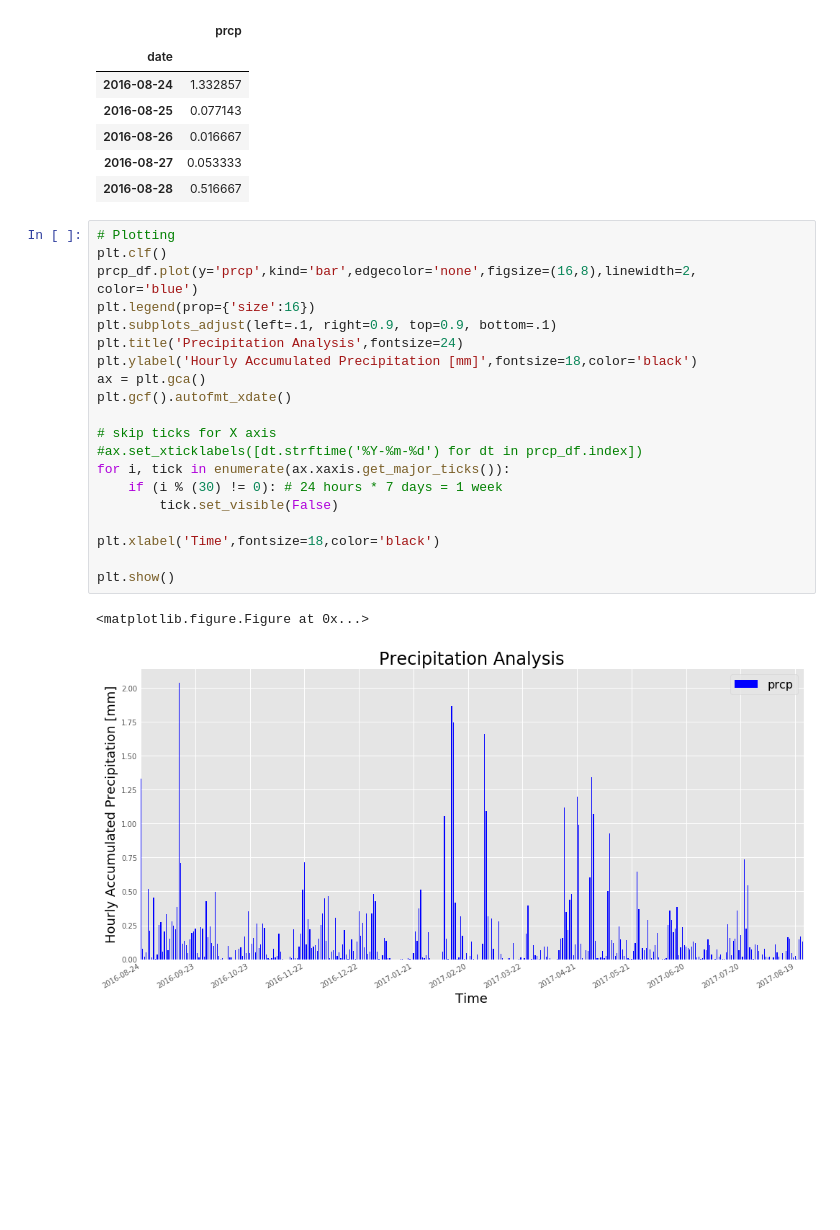
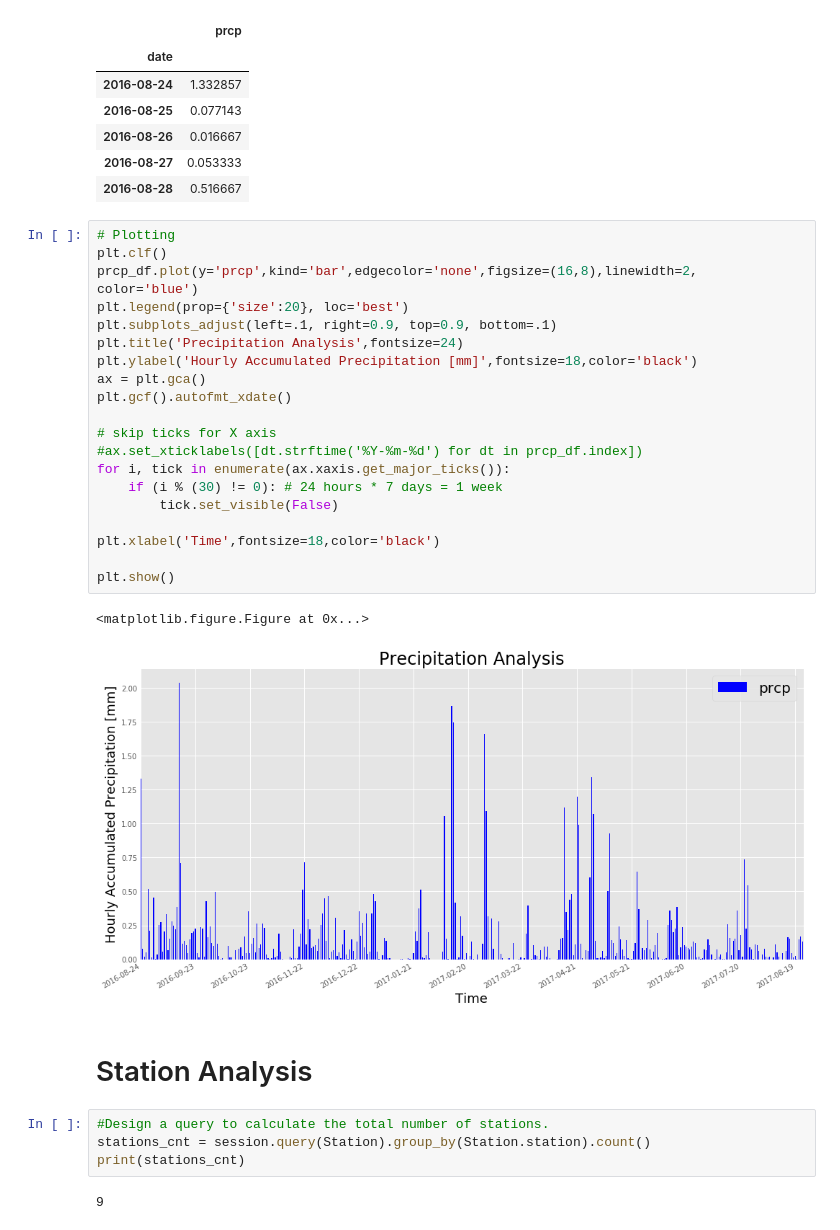
Before and after one commit to jmendiola84/Surfs_Up, a Jupyter notebook: climate_analysis.ipynb, the cells around one changed output. Cells and saved outputs as stored; diff of their text form; blank space fills up the shorter version.

```diff
--- a/climate_analysis.ipynb
+++ b/climate_analysis.ipynb
@@ -161,23 +161,31 @@ prcp_df.head()
 # %%
 # Plotting
 plt.clf()
 prcp_df.plot(y='prcp',kind='bar',edgecolor='none',figsize=(16,8),linewidth=2, color='blue')
-plt.legend(prop={'size':16})
+plt.legend(prop={'size':20}, loc='best')
 plt.subplots_adjust(left=.1, right=0.9, top=0.9, bottom=.1)
 plt.title('Precipitation Analysis',fontsize=24)
 plt.ylabel('Hourly Accumulated Precipitation [mm]',fontsize=18,color='black')
 ax = plt.gca()
 plt.gcf().autofmt_xdate()
 
 # skip ticks for X axis
 #ax.set_xticklabels([dt.strftime('%Y-%m-%d') for dt in prcp_df.index])
 for i, tick in enumerate(ax.xaxis.get_major_ticks()):
     if (i % (30) != 0): # 24 hours * 7 days = 1 week
         tick.set_visible(False)
 
 plt.xlabel('Time',fontsize=18,color='black')
 
 plt.show()
 # %% [output]
 <matplotlib.figure.Figure at 0x...>
-[figure, old version]
+[figure, new version]
+# %% [markdown]
+# Station Analysis
+# %%
+#Design a query to calculate the total number of stations.
+stations_cnt = session.query(Station).group_by(Station.station).count()
+print(stations_cnt)
+# %% [output]
+9
```
Also changed, not shown: parts of 11 cells of this notebook, 1 other file.
